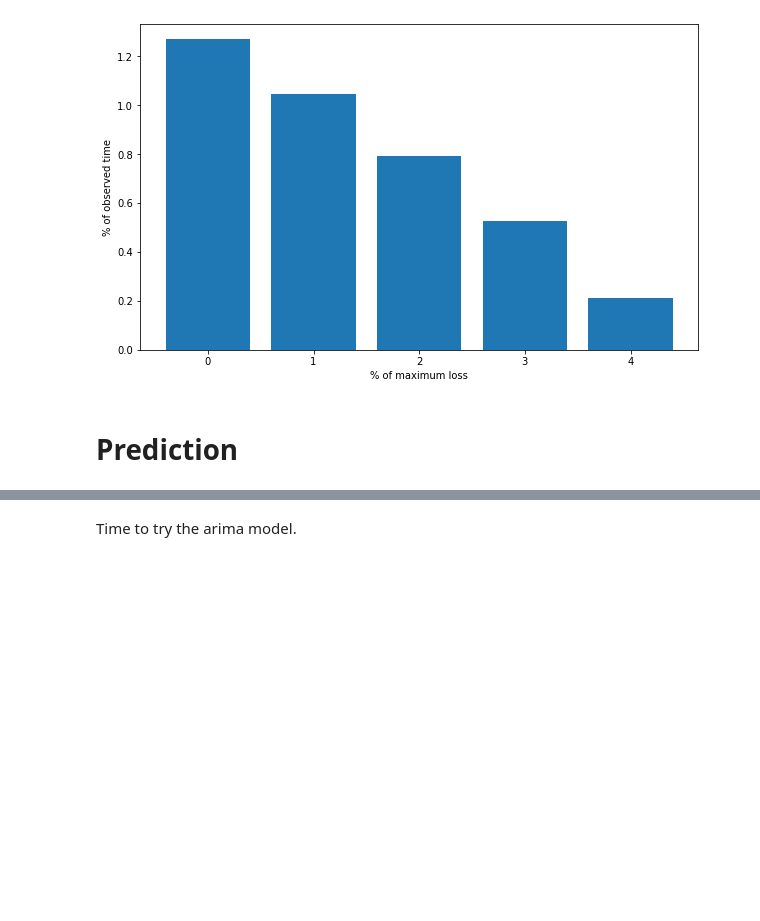
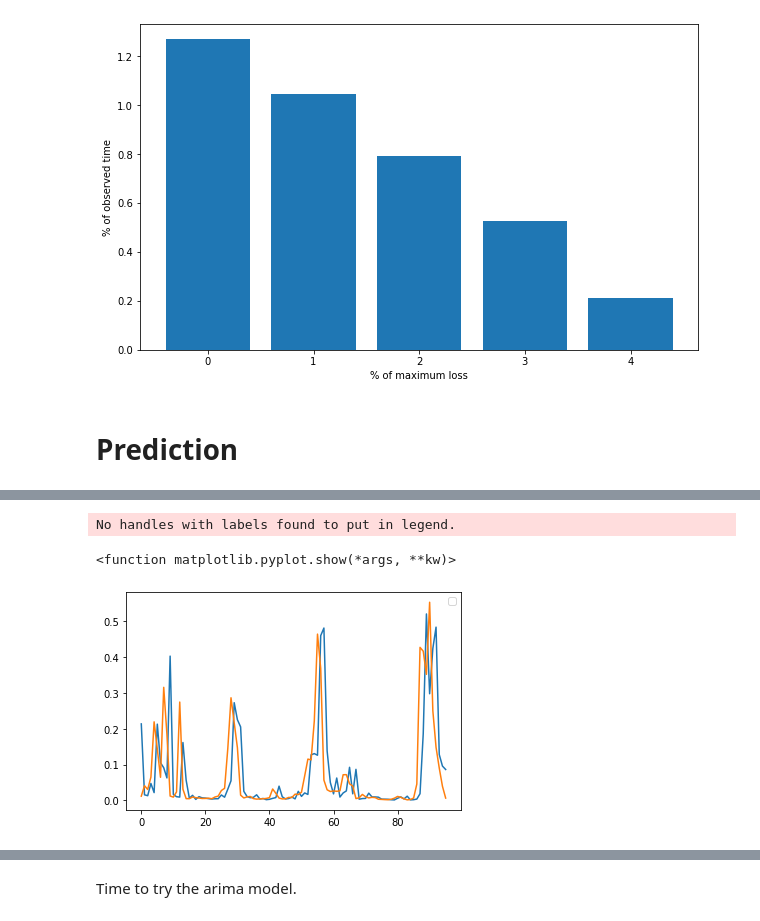
Before and after one commit to ThomTe314/capstone_quadra, a Jupyter notebook: Capstone ML.ipynb, the cells around one changed output, grey strips where cells are left out. Drawn from its saved outputs; the diff is of its cells as text; code cells hidden in the pictures; blank space fills up the shorter version.

```diff
--- a/Capstone ML.ipynb
+++ b/Capstone ML.ipynb
@@ -273,0 +283,19 @@ np.log(y_train[0]).plot()
+# %%
+y_test = []
+train_dfs = []
+
+lag = 36
+
+for i in range(1, 100):
+    train_frame =(clean_df.index >= date_list[int(lag/36)+1]) & (clean_df.index < date_list[i-1])
+    test_frame = (clean_df.index >= date_list[i-1]) & (clean_df.index < date_list[i])
+
+    df = clean_df[wthr_columns].shift(lag)[train_frame]
+    df['target_losses_norm'] = list(clean_df.target_losses_norm[train_frame])
+
+    y_test.append(clean_df.target_losses_norm[test_frame])
+
+    train_dfs.append(df)
+
+train_dfs = train_dfs[3:]
+y_test = y_test[3:]
@@ -273,0 +338,21 @@ np.log(y_train[0]).plot()
+# %%
+def naive_model_pred(df, season=6*6):
+    '''
+    returns the value of on season before
+    '''
+    if df.shape[0] >= season:
+        return list([list(df.target_losses_norm)[-season]]*36)
+    else:
+        print('Not enough time in DataFrame')
+        return None
+# %%
+naive_results = [naive_model_pred(df) for df in train_dfs]
+# %%
+plt.plot([mean(nr) for nr in naive_results])
+plt.plot([mean(y) for y in y_test])
+plt.legend()
+plt.show
+# %% [output]
+No handles with labels found to put in legend.
+<function matplotlib.pyplot.show(*args, **kw)>
+[figure, added]
```
Also changed, not shown: parts of 29 cells of this notebook.
